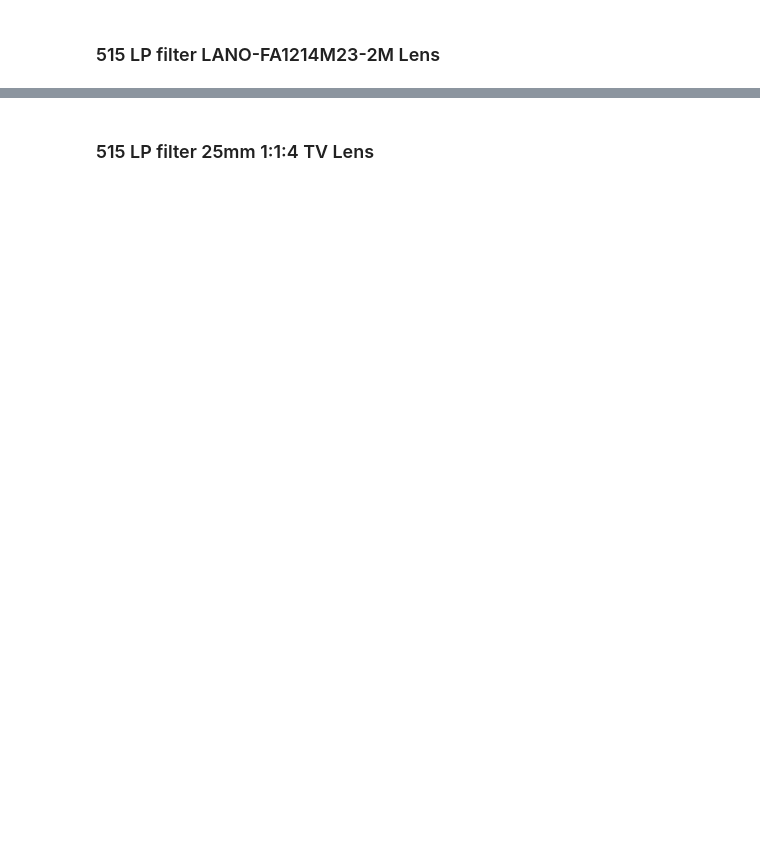
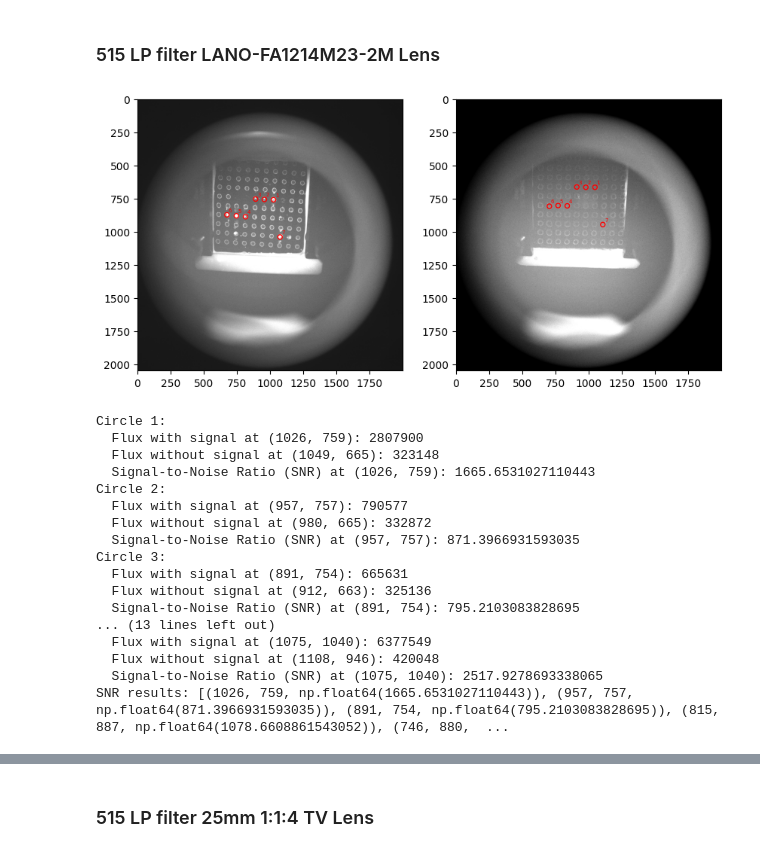
Before and after one commit to lukezhang01/Olfactory-Device, a Jupyter notebook: code/manual_detection.ipynb, the cells around one changed output, grey strips where cells are left out. Saved outputs shown, nothing was run; the diff lists cells and outputs as text; code cells hidden in the pictures; blank space fills up the shorter version.

```diff
--- a/code/manual_detection.ipynb
+++ b/code/manual_detection.ipynb
@@ -76,17 +106,32 @@ def calculate_signal_to_noise_ratio(image_with_signal, file_path_signal, signal_
 # %% [markdown]
 ### 515 LP filter LANO-FA1214M23-2M Lens
 # %%
-file_path_with_signal = '../images/experiment 9/100ms_515LPfilter_Emission_LANO-FA1214M23-2M_Lens/with_signal_1.fits'
+file_path_with_signal = '../images/experiment 9/515LP_LANO/with_signal_1.fits'
 image_with_signal = open_fits_file(file_path_with_signal)
 
-file_path_without_signal = '../images/experiment 9/100ms_515LPfilter_Emission_LANO-FA1214M23-2M_Lens/without_signal_1.fits'
+file_path_without_signal = '../images/experiment 9/515LP_LANO/without_signal_1.fits'
 image_without_signal = open_fits_file(file_path_without_signal)
 
 signal_coords = [(1026, 759), (957, 757), (891, 754), (815, 887), (746, 880), (675, 873), (1075, 1040)]
-background_coords = [(1049, 665), (980, 665), (912, 663), (840, 805), (771, 803), (705, 808), (1108, 946)]
-
-snr_results_1 = calculate_signal_to_noise_ratio(image_with_signal, file_path_with_signal, signal_coords, image_without_signal, file_path_without_signal, background_coords, radius=17, show=True)
-print(f'SNR results: {snr_results_1}')
+# %% [output]
+[figure, added]
+Circle 1:
+  Flux with signal at (1026, 759): 2807900
+  Flux without signal at (1049, 665): 323148
+  Signal-to-Noise Ratio (SNR) at (1026, 759): 1665.6531027110443
+Circle 2:
+  Flux with signal at (957, 757): 790577
+  Flux without signal at (980, 665): 332872
+  Signal-to-Noise Ratio (SNR) at (957, 757): 871.3966931593035
+Circle 3:
+  Flux with signal at (891, 754): 665631
+  Flux without signal at (912, 663): 325136
+  Signal-to-Noise Ratio (SNR) at (891, 754): 795.2103083828695
+... (13 lines left out)
+  Flux with signal at (1075, 1040): 6377549
+  Flux without signal at (1108, 946): 420048
+  Signal-to-Noise Ratio (SNR) at (1075, 1040): 2517.9278693338065
+SNR results: [(1026, 759, np.float64(1665.6531027110443)), (957, 757, np.float64(871.3966931593035)), (891, 754, np.float64(795.2103083828695)), (815, 887, np.float64(1078.6608861543052)), (746, 880,  ...
 # %%
 signal_coords = [(1026, 759), (957, 757), (891, 754), (815, 887), (746, 880), (675, 873), (1075, 1040)]
 background_coords = [(1049, 665), (980, 665), (912, 663), (840, 805), (771, 803), (705, 808), (1108, 946)]
```
Also changed, not shown: parts of 2 cells of this notebook, 1 other file.
